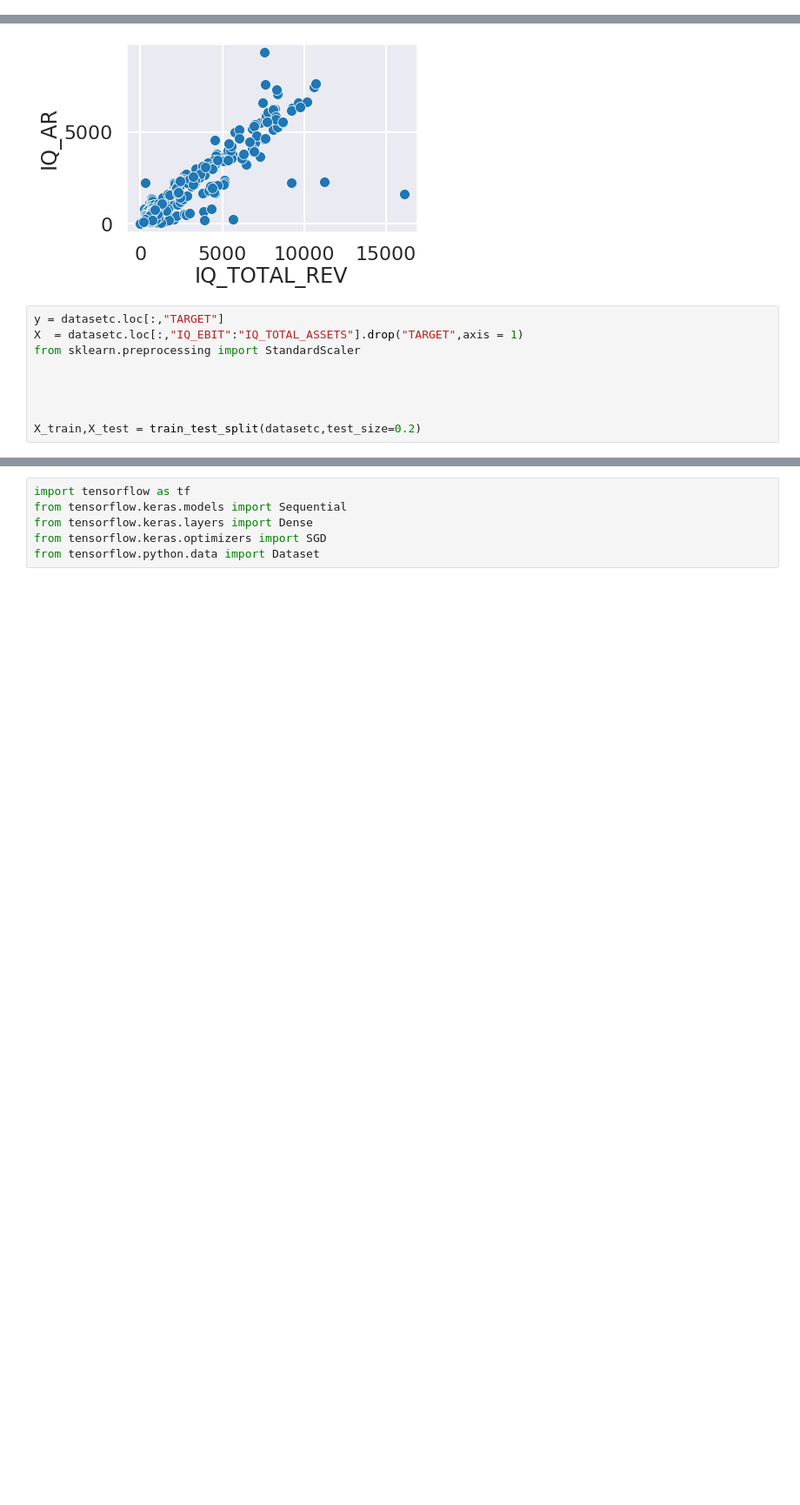
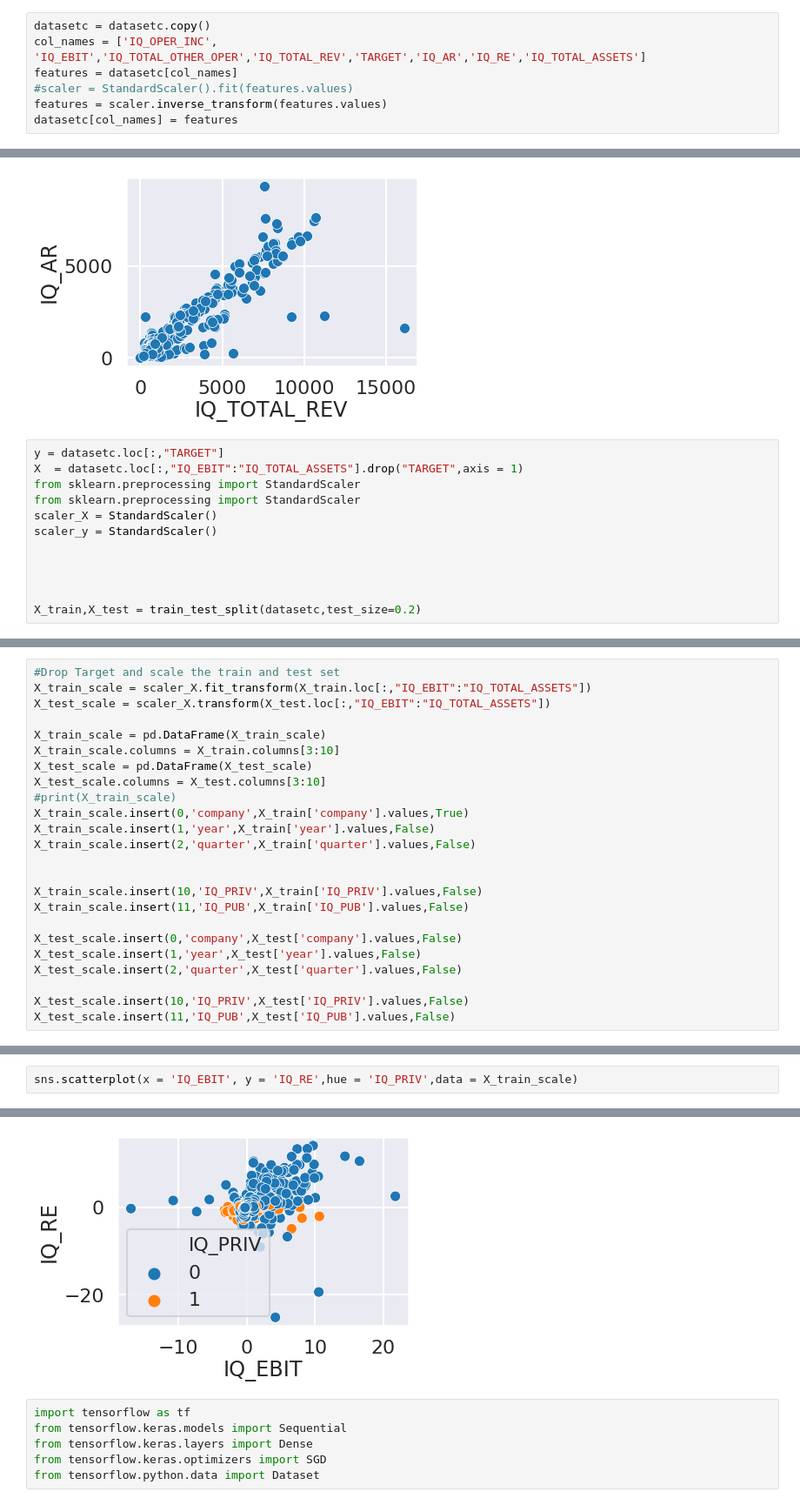
Before and after one commit to Perihanbalat/Learning, a Jupyter notebook: Cluster and neural network.ipynb, the cells around one changed output, grey strips where cells are left out. Shown at 87% size. Cells and saved outputs as stored; diff of their text form; blank space fills up the shorter version.

```diff
--- a/Cluster and neural network.ipynb
+++ b/Cluster and neural network.ipynb
@@ -159,3 +159,10 @@ plt.legend(loc='lower right')
 [figure]
 # %%
 datasetc = dataset[dataset['centroids']==1]
+# %%
+datasetc = datasetc.copy()
+col_names = ['IQ_OPER_INC', 'IQ_EBIT','IQ_TOTAL_OTHER_OPER','IQ_TOTAL_REV','TARGET','IQ_AR','IQ_RE','IQ_TOTAL_ASSETS']
+features = datasetc[col_names]
+#scaler = StandardScaler().fit(features.values)
+features = scaler.inverse_transform(features.values)
+datasetc[col_names] = features
@@ -175,6 +191,9 @@ sns.scatterplot(x = dataset1['IQ_TOTAL_REV'],y = dataset1['IQ_AR'], data = datas
 y = datasetc.loc[:,"TARGET"]
 X  = datasetc.loc[:,"IQ_EBIT":"IQ_TOTAL_ASSETS"].drop("TARGET",axis = 1)
 from sklearn.preprocessing import StandardScaler
+from sklearn.preprocessing import StandardScaler
+scaler_X = StandardScaler()
+scaler_y = StandardScaler()
 
 
 
@@ -192,0 +213,24 @@ X_test.drop('TARGET',axis=1, inplace = True)
+# %%
+#Drop Target and scale the train and test set
+X_train_scale = scaler_X.fit_transform(X_train.loc[:,"IQ_EBIT":"IQ_TOTAL_ASSETS"])
+X_test_scale = scaler_X.transform(X_test.loc[:,"IQ_EBIT":"IQ_TOTAL_ASSETS"])
+
+X_train_scale = pd.DataFrame(X_train_scale)
+X_train_scale.columns = X_train.columns[3:10]
+X_test_scale = pd.DataFrame(X_test_scale)
+X_test_scale.columns = X_test.columns[3:10]
+#print(X_train_scale)
+X_train_scale.insert(0,'company',X_train['company'].values,True)
+X_train_scale.insert(1,'year',X_train['year'].values,False)
+X_train_scale.insert(2,'quarter',X_train['quarter'].values,False)
+
+
+X_train_scale.insert(10,'IQ_PRIV',X_train['IQ_PRIV'].values,False)
+X_train_scale.insert(11,'IQ_PUB',X_train['IQ_PUB'].values,False)
+
+X_test_scale.insert(0,'company',X_test['company'].values,False)
+X_test_scale.insert(1,'year',X_test['year'].values,False)
+X_test_scale.insert(2,'quarter',X_test['quarter'].values,False)
+
+X_test_scale.insert(10,'IQ_PRIV',X_test['IQ_PRIV'].values,False)
+X_test_scale.insert(11,'IQ_PUB',X_test['IQ_PUB'].values,False)
@@ -210,0 +272,3 @@ X_train.head()
+# %%
+sns.scatterplot(x = 'IQ_EBIT', y = 'IQ_RE',hue = 'IQ_PRIV',data = X_train_scale)
+# %% [output]
@@ -211,3 +276,4 @@ X_train.head()
+[figure, added]
 # %%
 import tensorflow as tf
 from tensorflow.keras.models import Sequential
```
Also changed, not shown: parts of 64 cells of this notebook, 40 other files.
